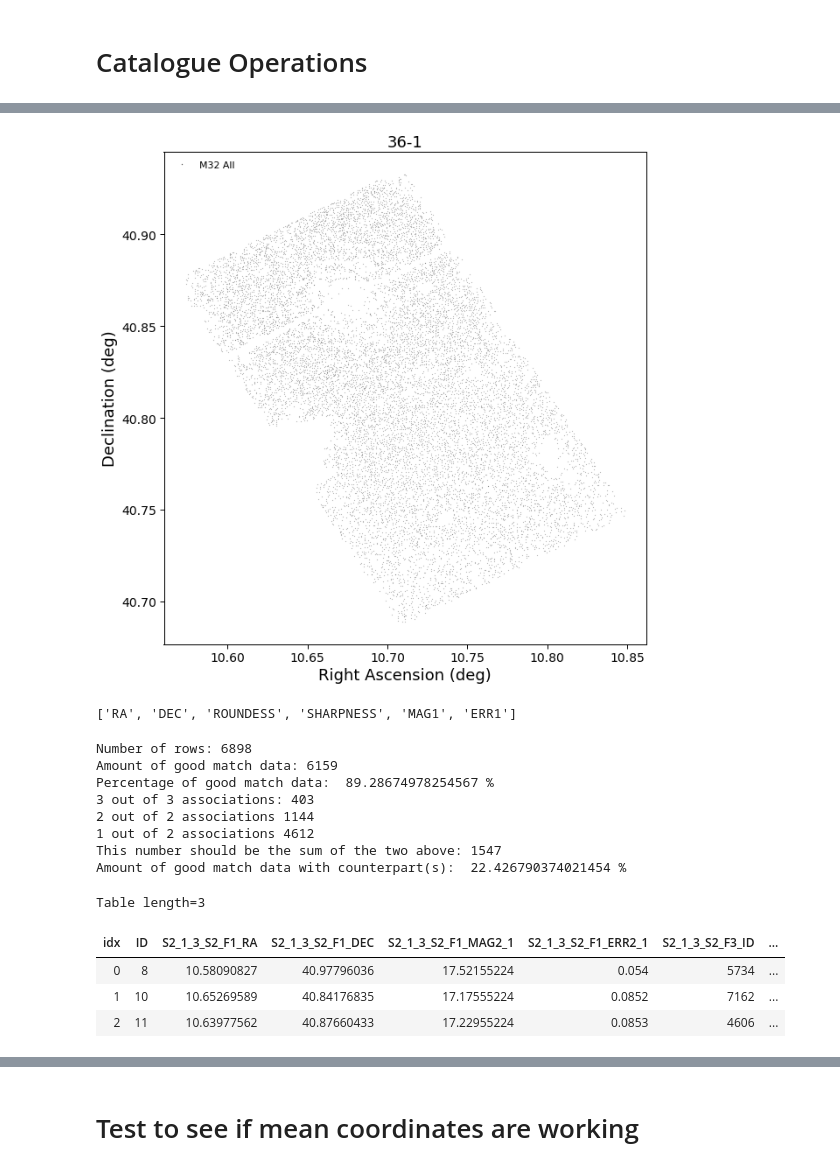
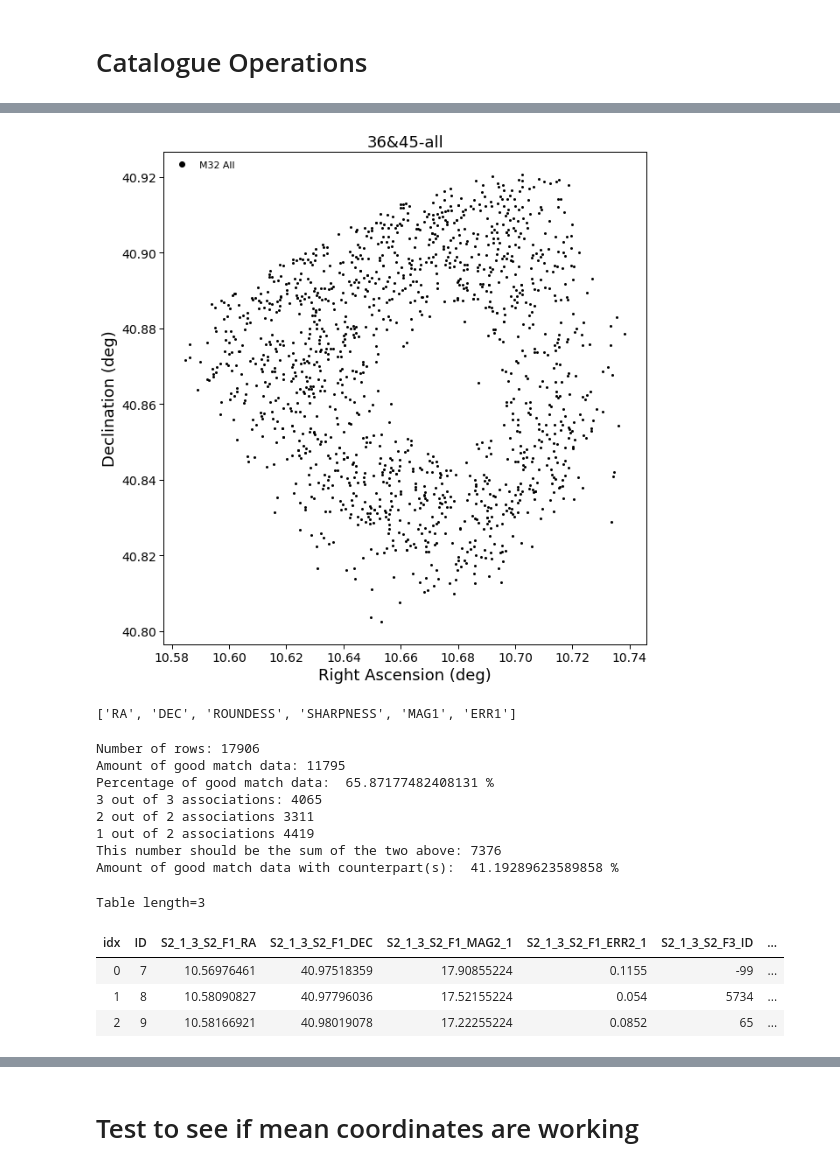
Before and after one commit to MichaelSharp7/M32, a Jupyter notebook: M32_cat.ipynb, the cells around one changed output, grey strips where cells are left out. Drawn from its saved outputs; the diff is of its cells as text; code cells hidden in the pictures.

```diff
--- a/M32_cat.ipynb
+++ b/M32_cat.ipynb
@@ -27,7 +28,7 @@ sns.set_context("paper")   # "paper", "notebook", "talk", "poster"
 # Fits Files
 # %%
 # Open a fits file and display info
-filein = 'single_match/all_36_45_matched.fits'
+filein = 'single_match_increased/all_36_45_matched.fits'
 fits_im = fits.open(filein)
 fits_im.info()
 
@@ -196,11 +197,20 @@ def loc_plot(file,filtr,epoch):
 
     # Make the actual plot
     data = ascii.read(file, data_start=1)
-    plt.plot(data['RA'], data['DEC'], '.', color='black', ms=0.2, label="M32 All")
+    index = random.randint(1,len(data))
+    width = 5 * u.arcsec
+    width = width.to(u.degree)
+    plt.plot(data['mean_RA'], data['mean_DEC'], '.', color='black', ms=4, label="M32 All")
     plt.xlabel('Right Ascension (deg)', size=18)
     plt.ylabel('Declination (deg)', size=18)
+    #plt.xlim(data['RA'][index]-width.value,data['RA'][index]+width.value)
+    #plt.ylim(data['DEC'][index]-width.value,data['DEC'][index]+width.value)
     plt.legend(loc="upper left",frameon=False, scatterpoints=1, numpoints=1, markerscale=3.)
     plt.title(filtr+'-'+epoch,fontsize=18)
+    radius = 0.2 * u.arcsec
+    radius = radius.to(u.degree)
+    #circle1 = plt.Circle((data['RA'][index],data['DEC'][index]), radius.value, color='blue', fill=False)
+    #ax.add_artist(circle1)
 
     # Plot a box
     #x1,y1=[maxRA.value,minRA.value],[minDec.value,minDec.value]
@@ -215,9 +225,9 @@ def loc_plot(file,filtr,epoch):
     plt.close()
 # %%
 # Show location plot of background 36 field
-loc_plot('MAG_S1_1.csv','36','1')
+loc_plot('single_match_increased/final_cat_csv.csv','36&45','all')
 # %% [output]
-[figure, old version]
+[figure, new version]
 # %%
 #print column names
 data_36.colnames
@@ -226,7 +236,7 @@ data_36.colnames
 # %%
 # Use for single filter
 
-file = 'single_match/45_1_3_4_text.csv'
+file = 'single_match_increased/45_1_3_4.csv'
 csv_data = ascii.read(file, header_start=0)
 csv_data.colnames   # Get the column names
 print("Number of rows:",len(csv_data))
@@ -294,24 +304,24 @@ for i in range(len(good_asn_data)):
 #good_data.rename_column('S2_F1_DEC', 'DEC')
 
 #good_asn_data.write('all_good_45_mean_csv.csv', overwrite=True)
-good_asn_data.write('single_match/45_1_3_4_good_mean_fits.fits', overwrite=True)
+good_asn_data.write('single_match_increased/45_1_3_4_good_mean_fits.fits', overwrite=True)
 
 # Display a small portion of the data to check formatting
 good_asn_data[0:3].show_in_notebook()
 # %% [output]
-Number of rows: 6898
-Amount of good match data: 6159
-Percentage of good match data:  89.28674978254567 %
-3 out of 3 associations: 403
-2 out of 2 associations 1144
-1 out of 2 associations 4612
-This number should be the sum of the two above: 1547
-Amount of good match data with counterpart(s):  22.426790374021454 %
+Number of rows: 17906
+Amount of good match data: 11795
+Percentage of good match data:  65.87177482408131 %
+3 out of 3 associations: 4065
+2 out of 2 associations 3311
+1 out of 2 associations 4419
+This number should be the sum of the two above: 7376
+Amount of good match data with counterpart(s):  41.19289623589858 %
 Table length=3
 | idx | ID | S2_1_3_S2_F1_RA | S2_1_3_S2_F1_DEC | S2_1_3_S2_F1_MAG2_1 | S2_1_3_S2_F1_ERR2_1 | S2_1_3_S2_F3_ID | ... |
-| 0 | 8 | 10.58090827 | 40.97796036 | 17.52155224 | 0.054 | 5734 | ... |
-| 1 | 10 | 10.65269589 | 40.84176835 | 17.17555224 | 0.0852 | 7162 | ... |
-| 2 | 11 | 10.63977562 | 40.87660433 | 17.22955224 | 0.0853 | 4606 | ... |
+| 0 | 7 | 10.56976461 | 40.97518359 | 17.90855224 | 0.1155 | -99 | ... |
+| 1 | 8 | 10.58090827 | 40.97796036 | 17.52155224 | 0.054 | 5734 | ... |
+| 2 | 9 | 10.58166921 | 40.98019078 | 17.22255224 | 0.0852 | 65 | ... |
 # %%
 # Use for joining filters
 
```
Also changed, not shown: parts of 8 cells of this notebook, 26 other files.
